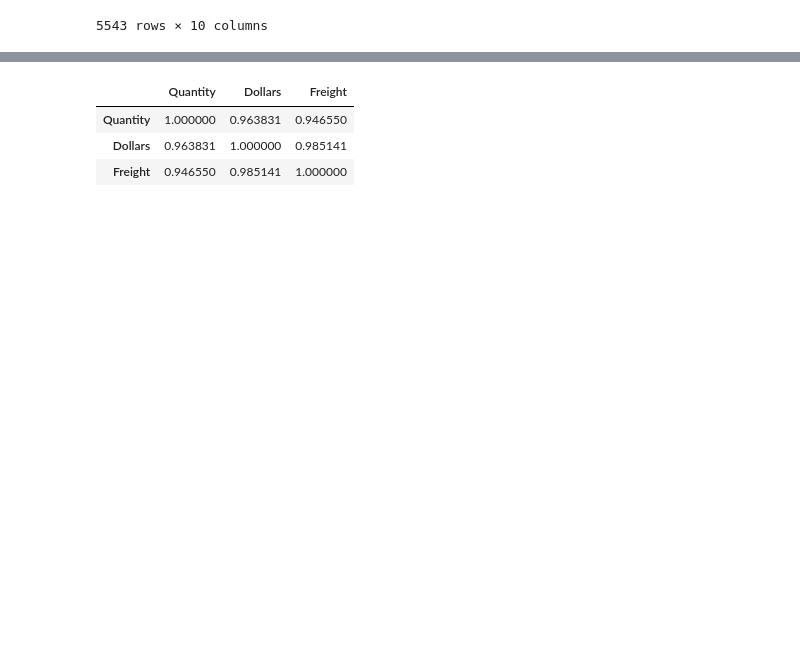
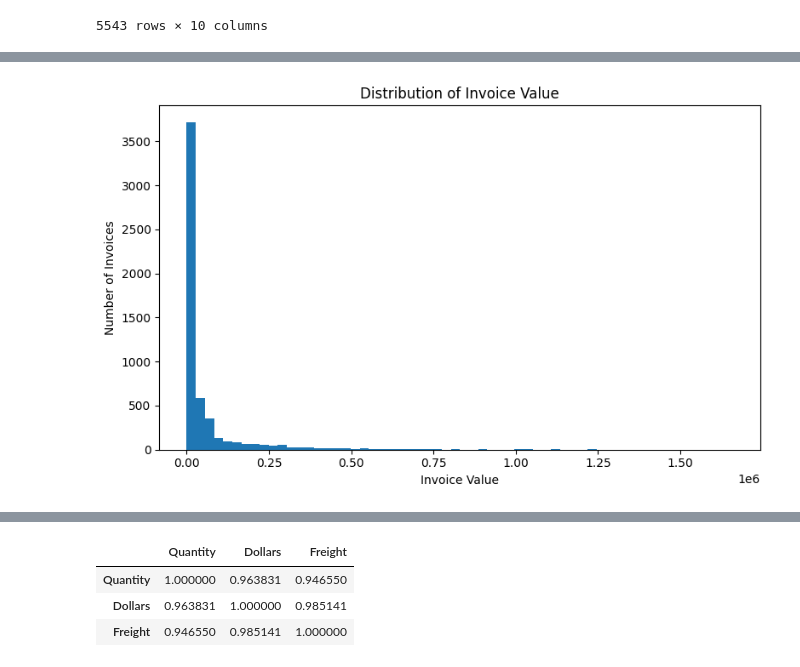
Before and after one commit to satyam4312/Vendor-Invoice-Analysis-using-Machine-learning, a Jupyter notebook: notebooks/predicting freight cost.ipynb, the cells around one changed output, grey strips where cells are left out. Saved outputs shown, nothing was run; the diff lists cells and outputs as text; code cells hidden in the pictures; blank space fills up the shorter version.

```diff
--- a/notebooks/predicting freight cost.ipynb
+++ b/notebooks/predicting freight cost.ipynb
@@ -109,0 +168,13 @@ vendor_df.describe().round()
+# %%
+plt.figure(figsize=(8, 5))
+
+plt.hist(df["Dollars"], bins = 60)
+
+plt.xlabel("Invoice Value")
+plt.ylabel("Number of Invoices")
+plt.title("Distribution of Invoice Value")
+
+plt.tight_layout()
+plt.show()
+# %% [output]
+[figure, added]
```
Also changed, not shown: parts of 31 cells of this notebook, 4 other files.
